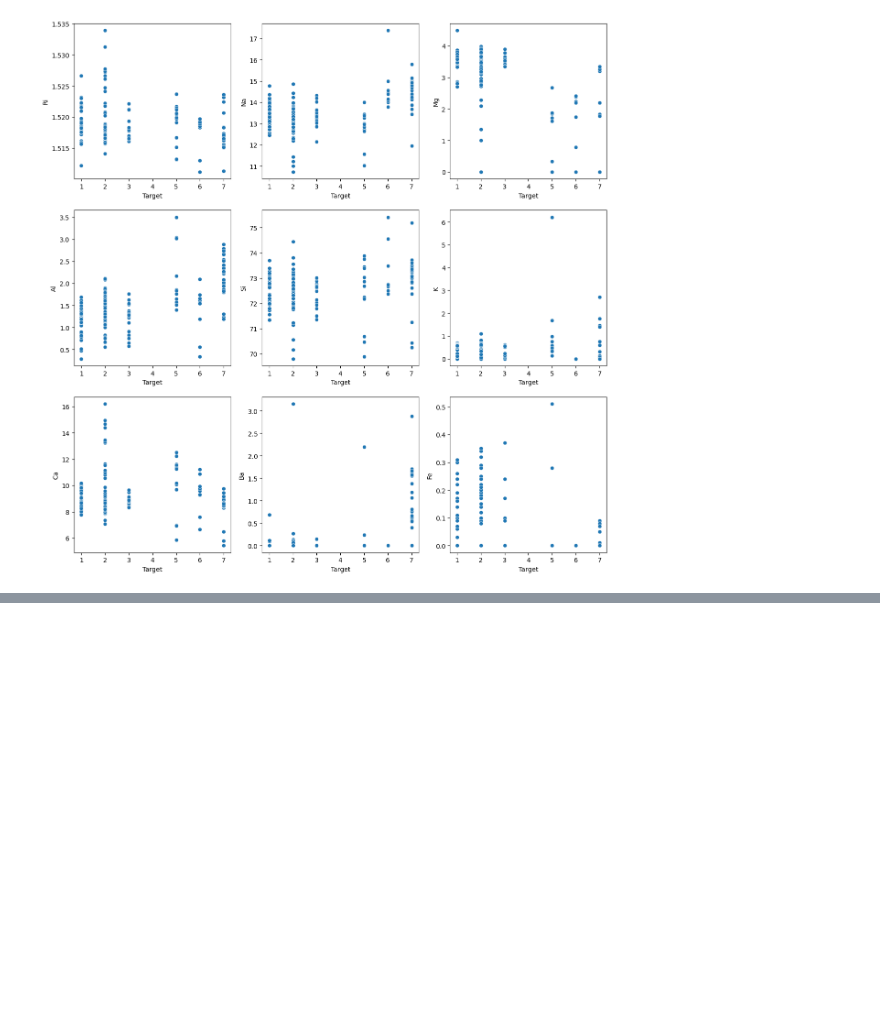
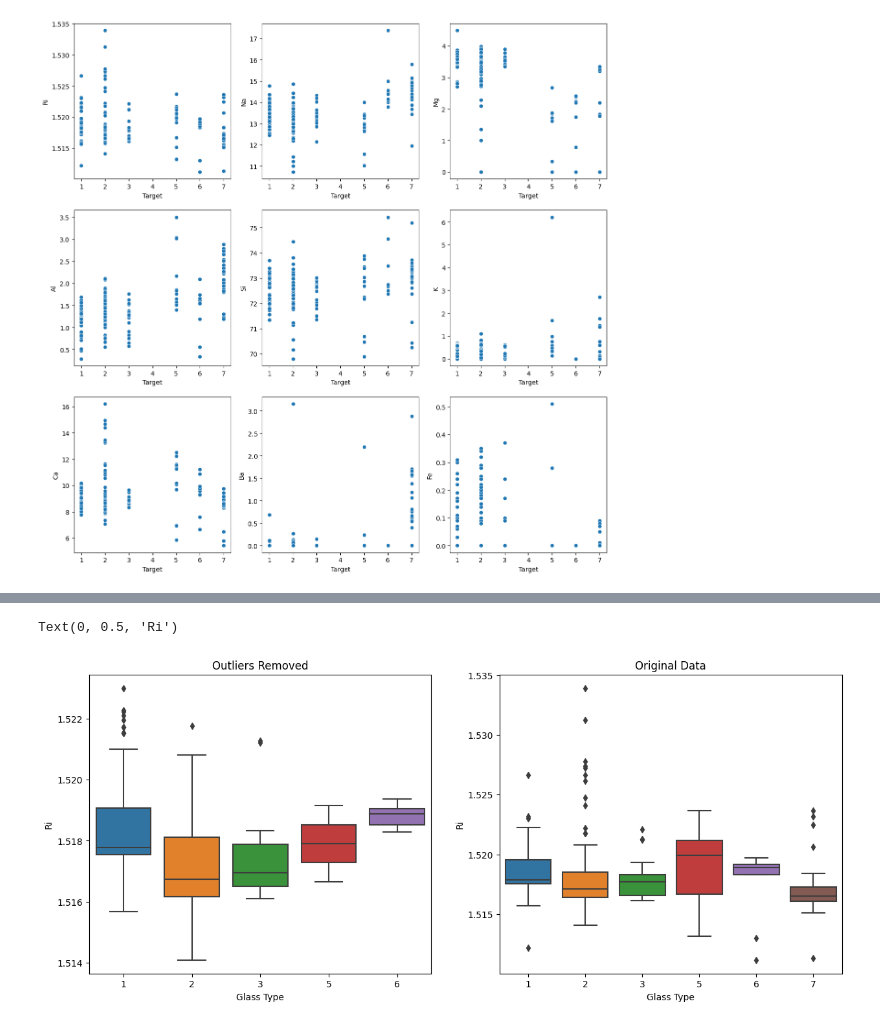
Before and after one commit to AlfieFitch/CS165-Coursework, a Jupyter notebook: Coursework1.ipynb, the cells around one changed output, grey strips where cells are left out. Saved outputs shown, nothing was run; the diff lists cells and outputs as text; code cells hidden in the pictures; blank space fills up the shorter version.

```diff
--- a/Coursework1.ipynb
+++ b/Coursework1.ipynb
@@ -104,0 +225,30 @@ The Scatterplots above give a good understanding of each type composition. For e
+# %%
+# Calculate the IQR
+q1, q3 = np.percentile(data_frame, [25, 75])
+iqr = q3 - q1
+
+# calculate the IQR for each column
+Q1 = data_frame.quantile(0.25)
+Q3 = data_frame.quantile(0.75)
+IQR = Q3 - Q1
+
+# identify the outliers and remove them
+outliers = ((data_frame < (Q1 - 1.5 * IQR)) | (data_frame > (Q3 + 1.5 * IQR))).any(axis=1)
+outliers_removed = data_frame[~outliers]
+
+# Create a boxplot without outliers
+
+fig, axs = plt.subplots(1, 2 ,figsize=(15, 6))
+plt.subplot(1,2,1)
+sns.boxplot(x='Target', y='Ri', data=outliers_removed)
+plt.title("Outliers Removed")
+plt.xlabel('Glass Type')
+plt.ylabel('Ri')
+plt.subplot(1,2,2)
+sns.boxplot(x='Target', y='Ri', data=data_frame)
+plt.title("Original Data")
+plt.xlabel('Glass Type')
+plt.ylabel('Ri')
+# %% [output]
+Text(0, 0.5, 'Ri')
+[figure, added]
```
Also changed, not shown: parts of 28 cells of this notebook.
